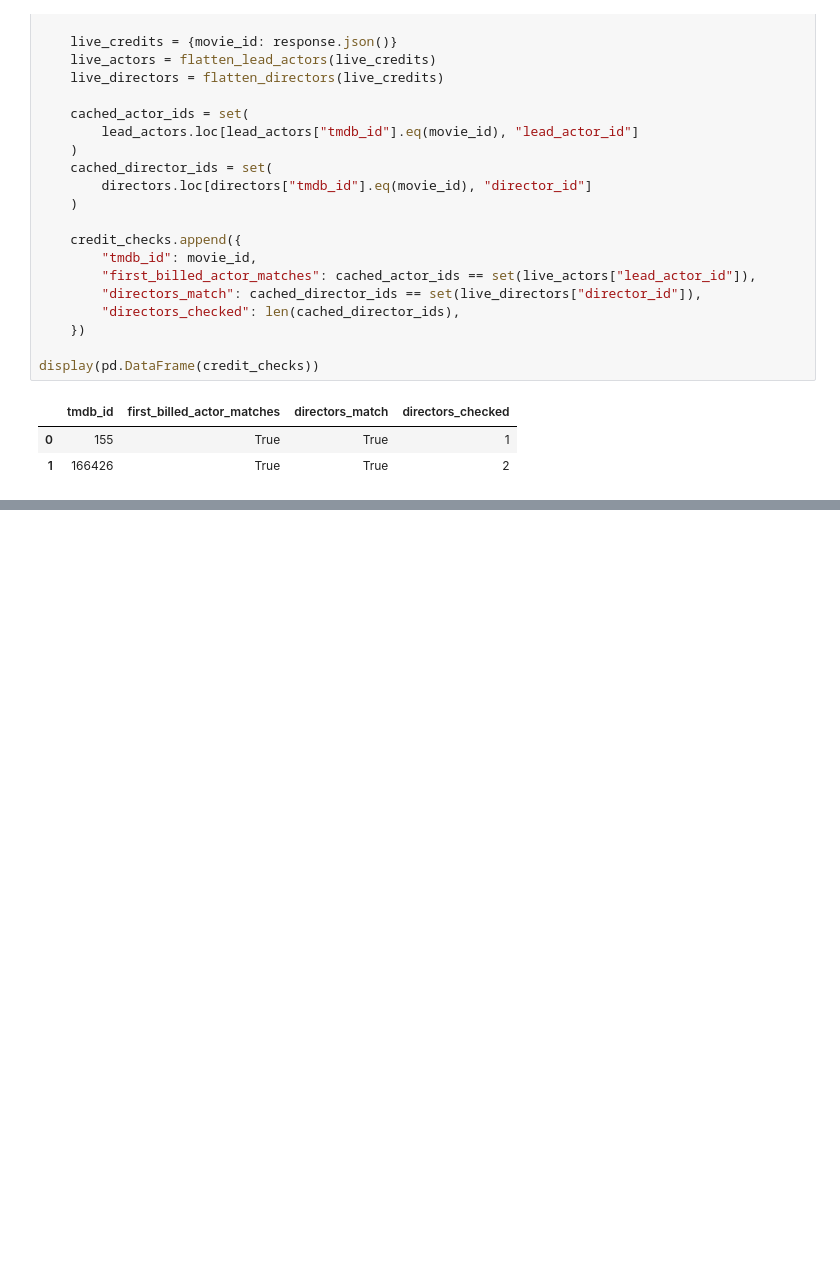
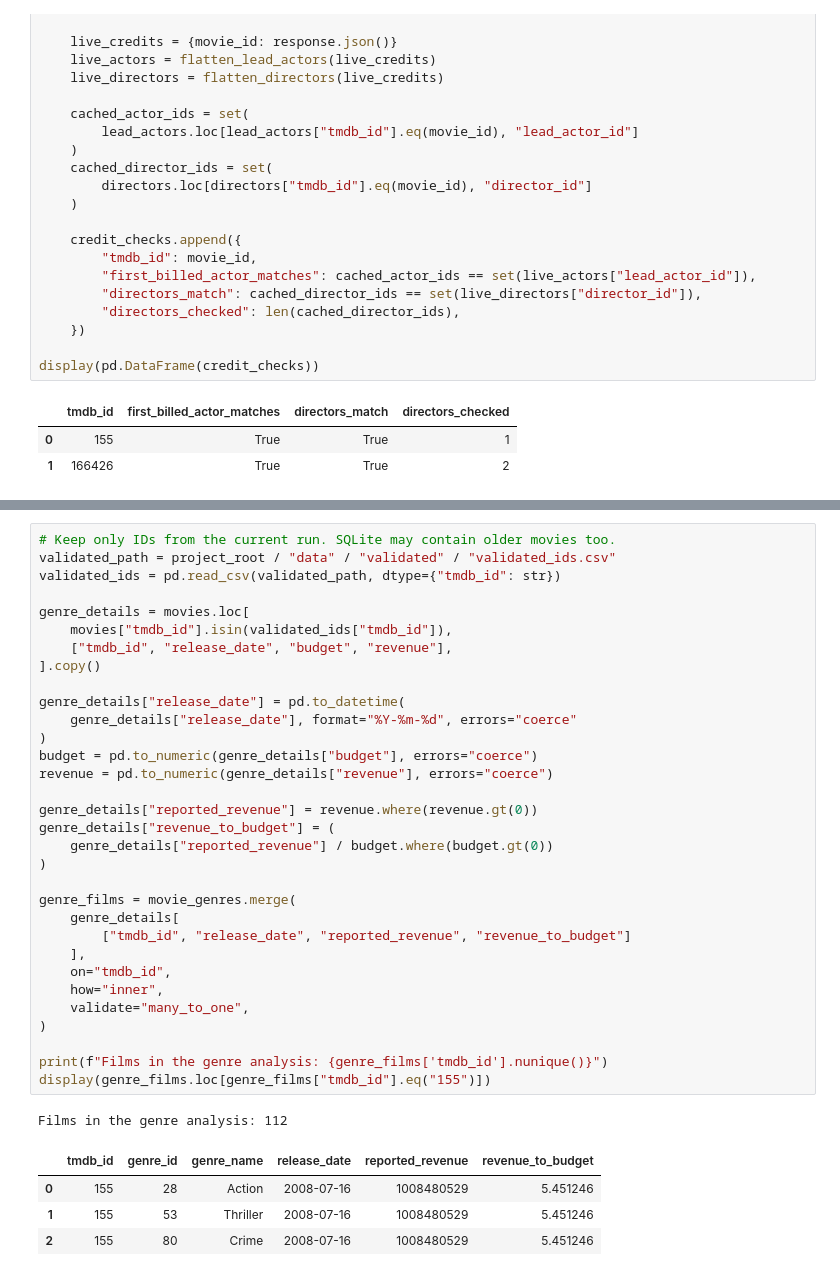
Before and after one commit to paulbletcher/lab2, a Jupyter notebook: data profile/tmdb_data_profile.ipynb, the cells around one changed output, grey strips where cells are left out. Saved outputs shown, nothing was run; the diff lists cells and outputs as text; blank space fills up the shorter version.

```diff
--- a/data profile/tmdb_data_profile.ipynb
+++ b/data profile/tmdb_data_profile.ipynb
@@ -901,0 +957,38 @@ display(pd.DataFrame(credit_checks))
+# %%
+# Keep only IDs from the current run. SQLite may contain older movies too.
+validated_path = project_root / "data" / "validated" / "validated_ids.csv"
+validated_ids = pd.read_csv(validated_path, dtype={"tmdb_id": str})
+
+genre_details = movies.loc[
+    movies["tmdb_id"].isin(validated_ids["tmdb_id"]),
+    ["tmdb_id", "release_date", "budget", "revenue"],
+].copy()
+
+genre_details["release_date"] = pd.to_datetime(
+    genre_details["release_date"], format="%Y-%m-%d", errors="coerce"
+)
+budget = pd.to_numeric(genre_details["budget"], errors="coerce")
+revenue = pd.to_numeric(genre_details["revenue"], errors="coerce")
+
+genre_details["reported_revenue"] = revenue.where(revenue.gt(0))
+genre_details["revenue_to_budget"] = (
+    genre_details["reported_revenue"] / budget.where(budget.gt(0))
+)
+
+genre_films = movie_genres.merge(
+    genre_details[
+        ["tmdb_id", "release_date", "reported_revenue", "revenue_to_budget"]
+    ],
+    on="tmdb_id",
+    how="inner",
+    validate="many_to_one",
+)
+
+print(f"Films in the genre analysis: {genre_films['tmdb_id'].nunique()}")
+display(genre_films.loc[genre_films["tmdb_id"].eq("155")])
+# %% [output]
+Films in the genre analysis: 112
+|  | tmdb_id | genre_id | genre_name | release_date | reported_revenue | revenue_to_budget |
+| 0 | 155 | 28 | Action | 2008-07-16 | 1008480529 | 5.451246 |
+| 1 | 155 | 53 | Thriller | 2008-07-16 | 1008480529 | 5.451246 |
+| 2 | 155 | 80 | Crime | 2008-07-16 | 1008480529 | 5.451246 |
```
Also changed, not shown: parts of 6 cells of this notebook, 3 other files.
